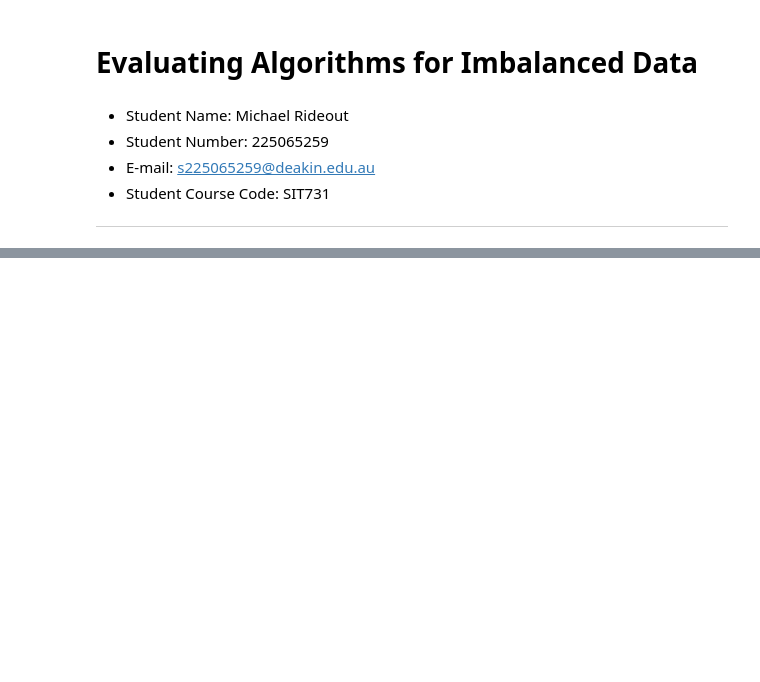
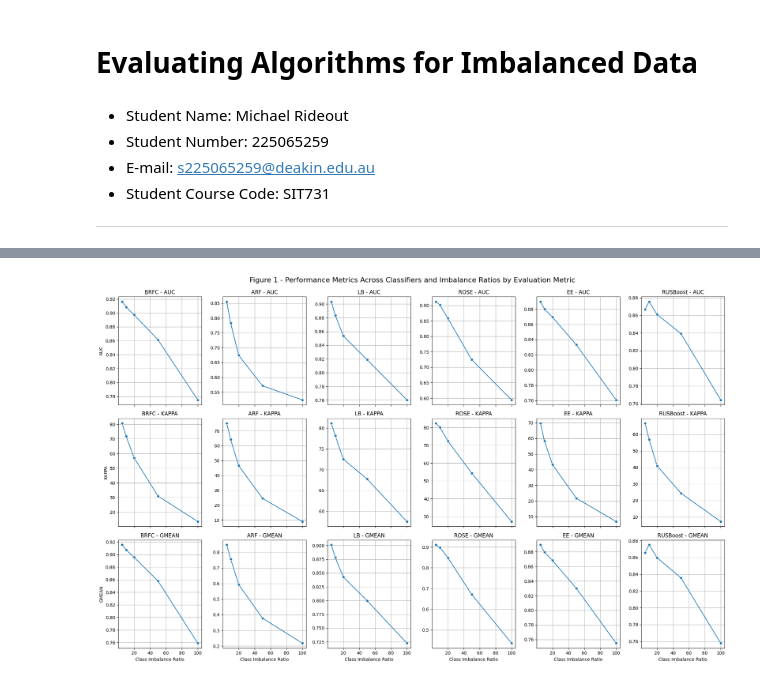
Before and after one commit to mickrideout/deakin, a Jupyter notebook: data-wrangling/tasks/task-8/rideout-task-8.ipynb, the cells around one changed output, grey strips where cells are left out. Cells and saved outputs as stored; diff of their text form; code cells hidden in the pictures; blank space fills up the shorter version.

```diff
--- a/data-wrangling/tasks/task-8/rideout-task-8.ipynb
+++ b/data-wrangling/tasks/task-8/rideout-task-8.ipynb
@@ -332,0 +288,21 @@ Name: count, dtype: int64
+# %%
+# Run Classifiers
+
+classifiers = [
+    BalancedRandomForestClassifierWrapper("BRFC", TARGET_COLUMN_NAME),
+    ARFWrapper("ARF", TARGET_COLUMN_NAME),
+    LBWrapper("LB", TARGET_COLUMN_NAME),
+    ROSEWrapper("ROSE", TARGET_COLUMN_NAME),
+    EasyEnsembleClassifierWrapper("EE", TARGET_COLUMN_NAME),
+    RUSBoostClassifierWrapper("RUSBoost", TARGET_COLUMN_NAME)
+
+]
+
+results_df = pd.DataFrame(columns=["classifier", "ratio", "auc", "kappa", "gmean"])
+for classifier in classifiers:
+    for ratio, dataset in datasets.items():
+        print (f"Executing classifier: {classifier.algorithm_name} with ratio: {ratio}")
+        results = classifier.evaluate(dataset)
+        results['classifier'] = classifier.algorithm_name
+        results['ratio'] = int(ratio)
+        results_df = pd.concat([results_df, pd.DataFrame([results])])
@@ -332,0 +372,23 @@ Name: count, dtype: int64
+# %%
+# Graph the results
+metrics = ['auc', 'kappa', 'gmean']
+classifiers = results_df['classifier'].unique()
+ratios = sorted(results_df['ratio'].unique())
+
+fig, axes = plt.subplots(len(metrics), len(classifiers), figsize=(20, 12), sharex=True, sharey=False)
+
+for i, metric in enumerate(metrics):
+    for j, classifier in enumerate(classifiers):
+        ax = axes[i, j]
+        subset = results_df[results_df['classifier'] == classifier]
+        sns.lineplot(data=subset, x='ratio', y=metric, marker='o', ax=ax)
+        ax.set_title(f"{classifier} - {metric.upper()}")
+        ax.set_xlabel('Class Imbalance Ratio' if i == len(metrics) - 1 else "")
+        ax.set_ylabel(metric.upper() if j == 0 else "")
+        ax.grid(True)
+
+plt.tight_layout()
+plt.suptitle("Figure 1 - Performance Metrics Across Classifiers and Imbalance Ratios by Evaluation Metric", y=1.02, fontsize=16)
+plt.show()
+# %% [output]
+[figure, added]
```
Also changed, not shown: parts of 36 cells of this notebook, 1 other file.
